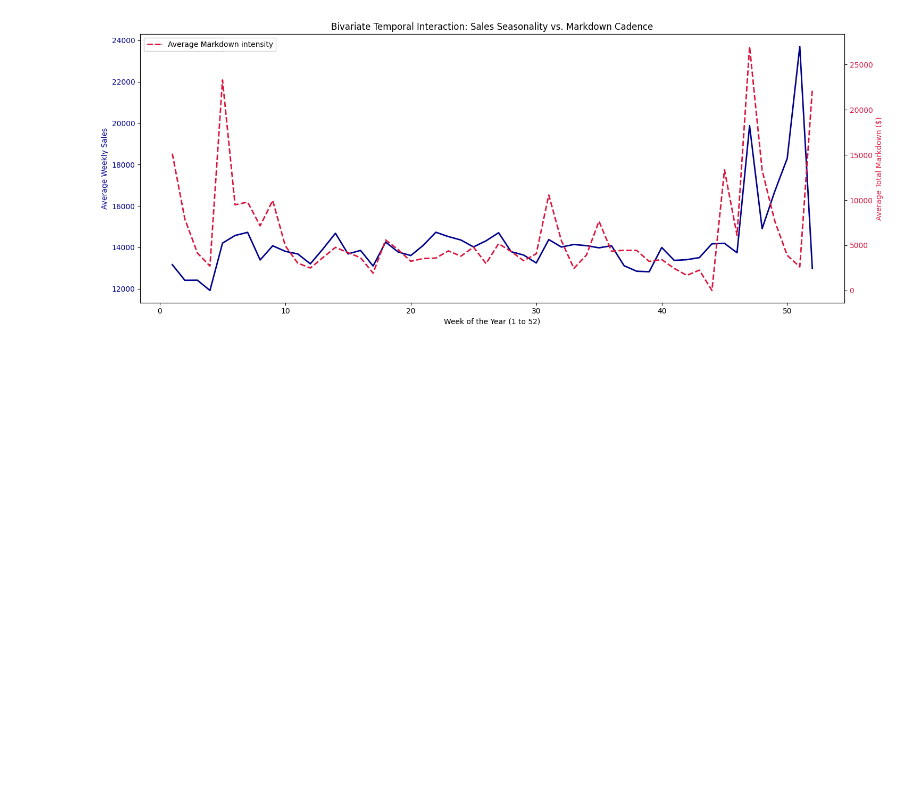
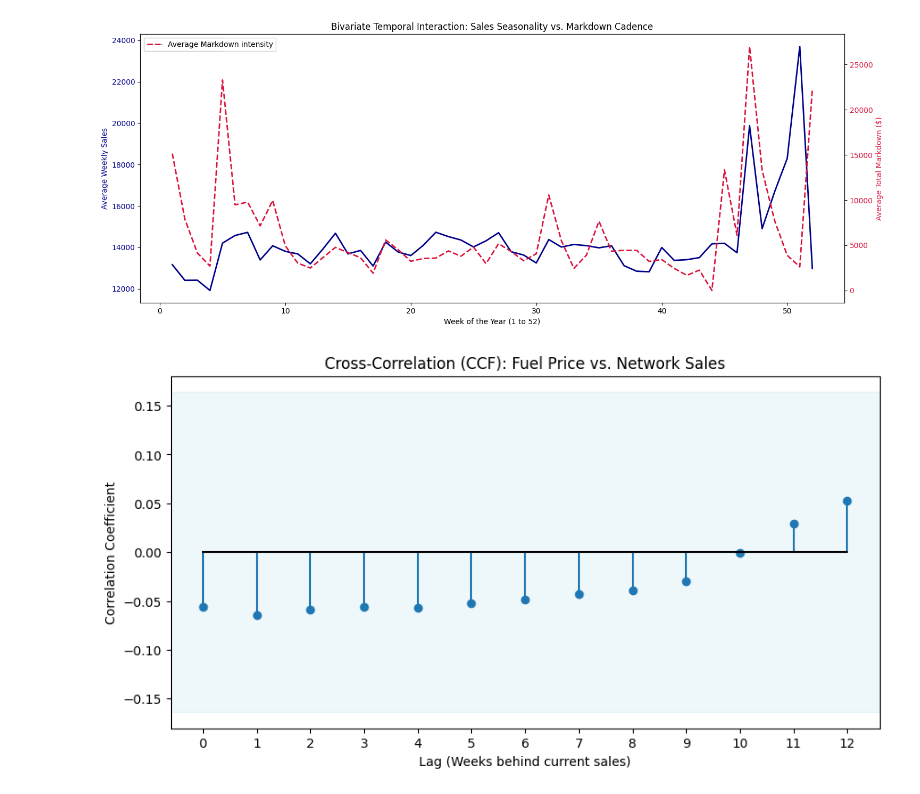
Before and after one commit to dakshvanshaj/StoreCast, a Jupyter notebook: notebooks/09_tsa_feature_engineering.ipynb, the cells around one changed output. Saved outputs shown, nothing was run; the diff lists cells and outputs as text; code cells hidden in the pictures; blank space fills up the shorter version.

Commit message:
feat: added markdown vs sales and fuel vs sales

```diff
--- a/notebooks/09_tsa_feature_engineering.ipynb
+++ b/notebooks/09_tsa_feature_engineering.ipynb
@@ -130,3 +135,38 @@ fig.tight_layout()
 plt.show()
 # %% [output]
 [figure]
+# %%
+
+import statsmodels.api as sm
+
+# 1. Aggregate to the macro network level over time
+# We need the chronological timeline, not the 52-week calendar
+macro_ts = df_continuous.groupby('date').agg({
+    'weekly_sales': 'sum',
+    'fuel_price': 'mean'
+}).sort_index()
+
+# 2. Calculate Cross-Correlation
+# We test looking back up to 12 weeks
+lags_to_test = 12
+ccf_values = sm.tsa.stattools.ccf(
+    macro_ts['fuel_price'],
+    macro_ts['weekly_sales'],
+    adjusted=False
+)[:lags_to_test + 1]
+
+# 3. Create the Lollipop Plot
+plt.figure(figsize=(10, 5))
+plt.stem(range(lags_to_test + 1), ccf_values, basefmt="black")
+
+# Add a confidence interval band (approximate for visual reference)
+conf_interval = 1.96 / (len(macro_ts) ** 0.5)
+plt.axhspan(-conf_interval, conf_interval, alpha=0.2, color='lightblue')
+
+plt.title('Cross-Correlation (CCF): Fuel Price vs. Network Sales')
+plt.xlabel('Lag (Weeks behind current sales)')
+plt.ylabel('Correlation Coefficient')
+plt.xticks(range(lags_to_test + 1))
+plt.show()
+# %% [output]
+[figure, added]
```
Also changed, not shown: parts of 1 cell of this notebook.
